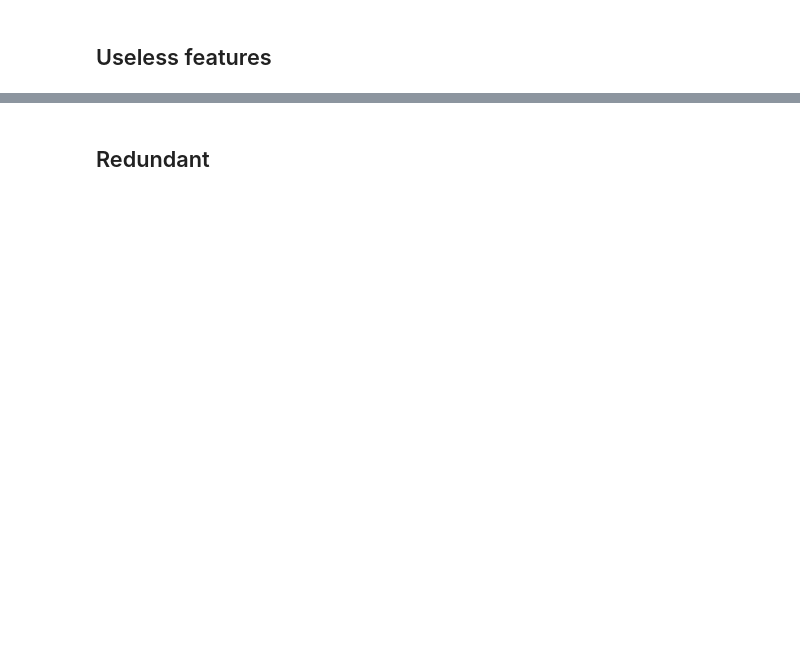
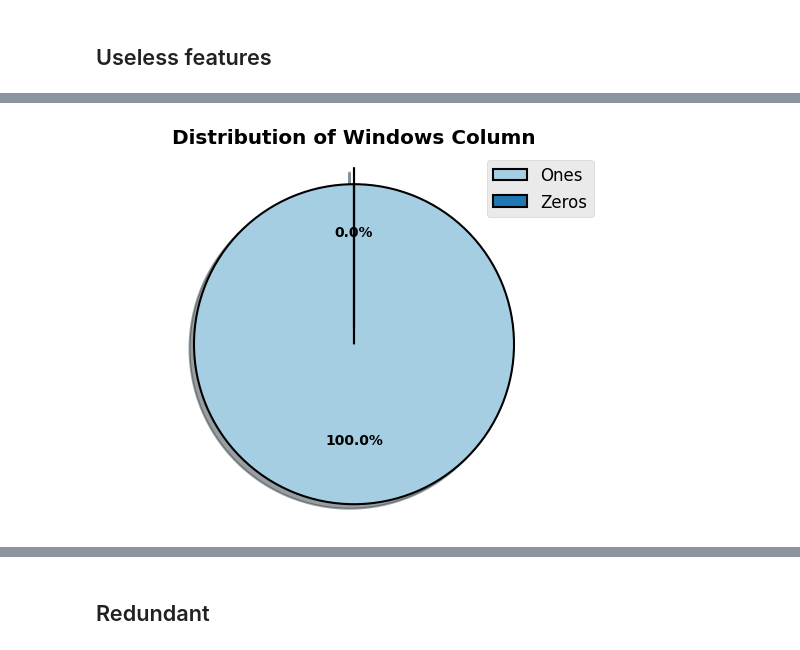
Before and after one commit to ahany42/SteamGamesPredictions, a Jupyter notebook: notebook.ipynb, the cells around one changed output, grey strips where cells are left out. Saved outputs shown, nothing was run; the diff lists cells and outputs as text; code cells hidden in the pictures; blank space fills up the shorter version.

```diff
--- a/notebook.ipynb
+++ b/notebook.ipynb
@@ -930,0 +842,3 @@ Index([                 'name_x',                  'name_y',
+# %%
+df['Total_Genres'] = df[genre_columns].sum(axis=1)
+df.head()
@@ -930,0 +860,9 @@ Index([                 'name_x',                  'name_y',
+# %%
+platforms_columns = ['windows','linux','mac']
+df['Total_Platforms'] = df[platforms_columns].sum(axis=1)
+# %%
+zero_platforms = (df['Total_Platforms']== 0 ).sum()
+print(zero_platforms)
+df = df[df['Total_Platforms']!=0]
+zero_platforms_after = (df['Total_Platforms']== 0 ).sum()
+print(zero_platforms_after)
@@ -976 +917,33 @@ Index([                  'price',              'copiesSold',
       dtype='object')
+# %%
+ones_count = df['windows'].sum()
+zeros_count = len(df) - ones_count
+
+# Data for pie chart
+sizes = [ones_count, zeros_count]
+labels = ['Ones', 'Zeros']
+
+# Optional: explode to highlight "Ones"
+explode = (0.1, 0)  # explode the first slice (Ones)
+
+# Create pie chart
+patches, texts, autotexts = plt.pie(
+    sizes,
+    labels=None,  # No labels directly on slices
+    autopct='%1.1f%%',
+    startangle=90,
+    textprops={"fontweight": "bold"},
+    explode=explode,
+    shadow=True,
+    wedgeprops={'edgecolor': 'black', 'linewidth': 1.5},
+    colors=plt.cm.Paired.colors
+)
+
+# Add a legend instead of labels
+plt.legend(patches, labels, loc="best", fontsize='large', frameon=True)
+plt.title('Distribution of Windows Column', fontweight='bold')
+plt.axis('equal')  # Make it a circle
+plt.show()
+df.drop(columns='windows',inplace=True)
+# %% [output]
+[figure, added]
```
Also changed, not shown: parts of 43 cells of this notebook.
